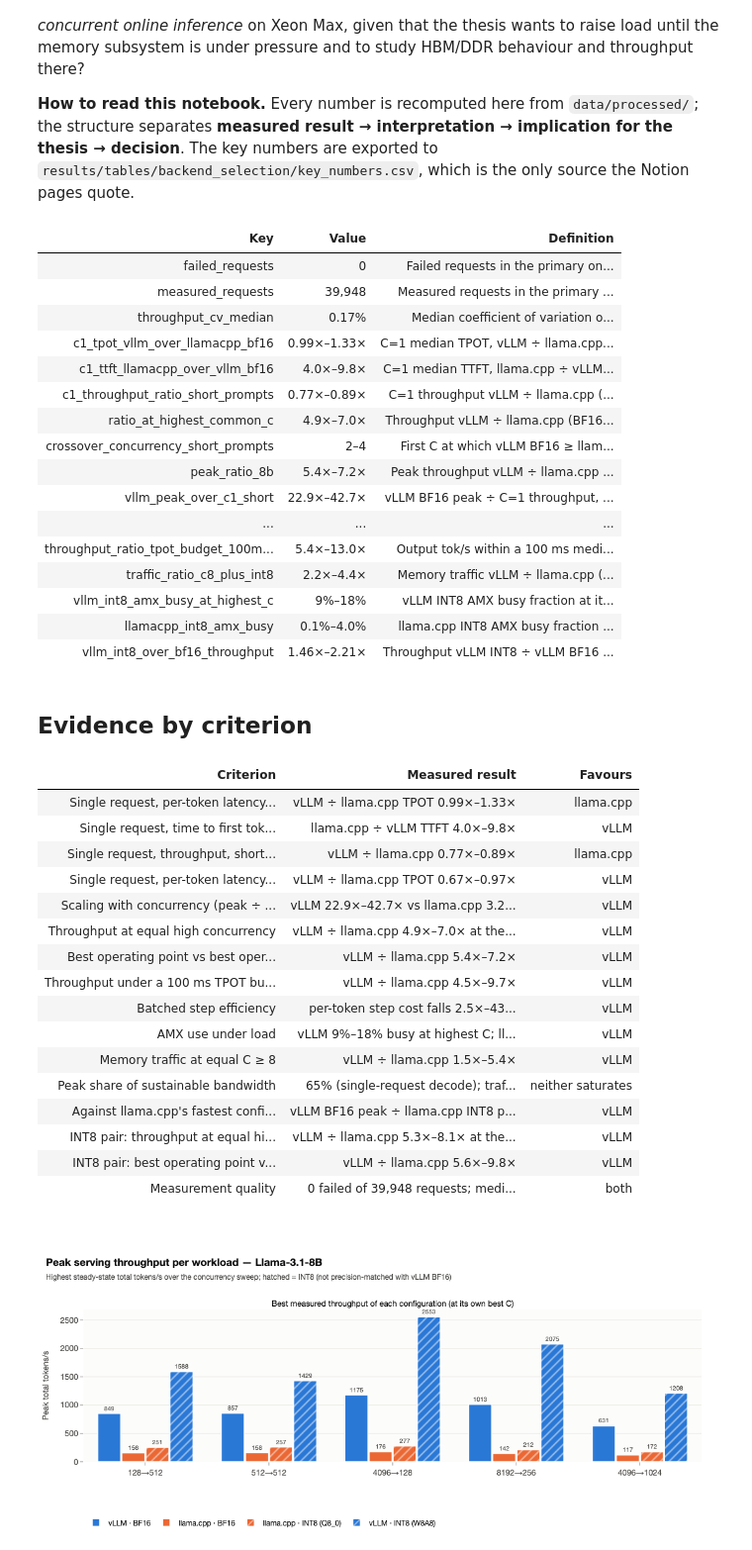
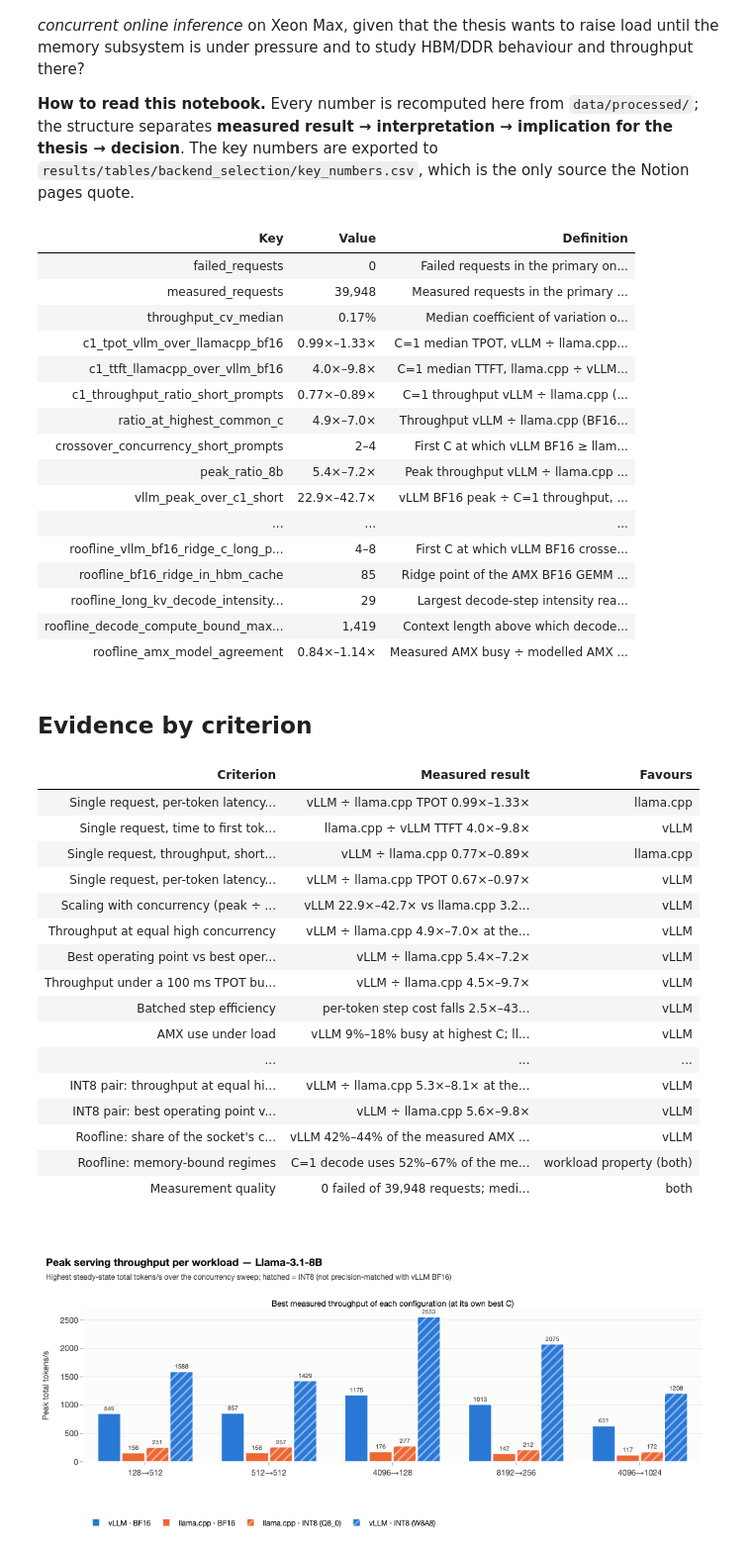
Before and after one commit to struggling-student/llm-backend-analysis, a Jupyter notebook: notebooks/backend_selection/09_backend_selection_summary.ipynb, the cells around one changed output. Shown at 99% size. Cells and saved outputs as stored; diff of their text form; code cells hidden in the pictures.

```diff
--- a/notebooks/backend_selection/09_backend_selection_summary.ipynb
+++ b/notebooks/backend_selection/09_backend_selection_summary.ipynb
@@ -59,6 +59,25 @@ v8_s = s_int8[s_int8["backend"] == "vllm"]
 l8_s = s_int8[s_int8["backend"] == "llama_cpp"].reindex(v8_s.index)
 vllm_prec = comparisons.precision_ratio(pts, "vllm", "total_tok_s_mean")
 traffic_ratio8 = comparisons.backend_ratio(pts, "mem_total_gbs_mean", precision="int8")
+# Roofline (notebook 10): placement against the socket's measured memory and compute roofs
+compute_roofs = roofline.compute_ceilings(loaders.hardware_ceilings())
+mem_roofs = roofline.memory_roofs(roofline.memory_ceilings(loaders.stream_calibration()))
+rl = roofline.add_roofline_metrics(pts, compute_roofs)
+rl8 = rl[rl["model"] == MODEL]
+rcross = roofline.regime_crossings(rl8).set_index(["configuration_id", "workload"])
+rl_c1_short = rl8[(rl8["concurrency"] == 1) & (rl8["isl"] <= rl8["osl"])]
+rl_best = rl8.groupby("configuration_id")["compute_utilization"].max()
+rl_rate = rl8.groupby("configuration_id")["op_rate_tops"].max()
+rl_vllm, rl_llama = [c for c in rl_best.index if c.startswith("vllm")], [c for c in rl_best.index if c.startswith("llama")]
+rl_kernels = pd.Series({c: rl_rate[c] / compute_roofs.loc[f"{c}_kernels", "tops"] for c in rl_vllm})
+amx_chk = roofline.amx_cross_check(rl8)
+amx_chk = amx_chk[(amx_chk["backend"] == "vllm") & (amx_chk["amx_busy_frac_mean"] >= 0.02)]
+arch = roofline.architecture(MODEL)
+kvb = registry.experiment_config()["models"][MODEL]["kv_bytes_per_token"]
+kv_wl = registry.workloads().set_index("workload").loc["kvdecode"]
+kv_limit = roofline.decode_intensity_limit(arch, kvb, kv_wl["isl"] + kv_wl["osl"] / 2)
+bf16_ridge = compute_roofs.loc["amx_bf16_gemm", "tops"] * 1e3 / mem_roofs[0][0]
+decode_max_ctx = (arch.linear_ops + arch.logits_ops) / (bf16_ridge * kvb - arch.attention_ops_per_position)
 # %%
 def key(name, values, fmt, description):
     v = pd.Series(values, dtype=float).dropna()
@@ -95,38 +114,54 @@ keys = pd.DataFrame([
     key("traffic_ratio_c8_plus", traffic_ratio[traffic_ratio["concurrency"] >= 8]["ratio"], x, "Memory traffic vLLM ÷ llama.cpp (BF16) at equal C ≥ 8"),
     key("vllm_bf16_over_llamacpp_int8_peak", cross_int8, x, "Peak throughput vLLM BF16 ÷ llama.cpp INT8 (cross-precision)"),
     key("c1_tpot_vllm_over_llamacpp_int8", tpot_c1_8["ratio"], lambda v: x(v, 2), "C=1 median TPOT, vLLM ÷ llama.cpp (INT8 pair, 8B, all shapes); < 1 = vLLM faster per token"),
     key("c1_throughput_ratio_int8", cross8["ratio_c1"], lambda v: x(v, 2), "C=1 throughput vLLM ÷ llama.cpp (INT8 pair, 8B, all shapes)"),
     key("ratio_at_highest_common_c_int8", cross8["ratio_at_highest_common_c"], x, "Throughput vLLM ÷ llama.cpp (INT8 pair) at the highest concurrency both ran"),
     key("peak_ratio_8b_int8", peak8[peak8["model"] == MODEL]["ratio"], x, "Peak throughput vLLM ÷ llama.cpp (INT8 pair), each at its best C, 8B"),
     key("vllm_int8_peak_over_c1", v8_s["peak_over_c1"], x, "vLLM INT8 peak ÷ C=1 throughput (8B, all shapes)"),
     key("llamacpp_int8_peak_over_c1", l8_s["peak_over_c1"], x, "llama.cpp INT8 peak ÷ C=1 throughput (8B, same shapes)"),
     key("vllm_int8_peak_total_tok_s_8b", v8_s["peak_total_tok_s"], num, "vLLM INT8 peak total tokens/s (8B)"),
     key("throughput_ratio_tpot_budget_100ms_int8", budget_ratio8["vllm"] / budget_ratio8["llama_cpp"], x, "Output tok/s within a 100 ms median TPOT budget, vLLM ÷ llama.cpp (INT8 pair)"),
     key("traffic_ratio_c8_plus_int8", traffic_ratio8[traffic_ratio8["concurrency"] >= 8]["ratio"], x, "Memory traffic vLLM ÷ llama.cpp (INT8 pair) at equal C ≥ 8"),
     key("vllm_int8_amx_busy_at_highest_c", hi[hi["configuration_id"] == "vllm_int8"]["amx_busy_frac_mean"], lambda v: pct(v, 0, False), "vLLM INT8 AMX busy fraction at its highest C"),
     key("llamacpp_int8_amx_busy", pts[pts["configuration_id"] == "llama_cpp_int8"]["amx_busy_frac_mean"], lambda v: pct(v, 1, False), "llama.cpp INT8 AMX busy fraction (all points)"),
     key("vllm_int8_over_bf16_throughput", vllm_prec["ratio"], lambda v: x(v, 2), "Throughput vLLM INT8 ÷ vLLM BF16 at equal C (8B, all points)"),
+    key("roof_memory_in_hbm_cache_gbs", [mem_roofs[0][0]], num, "Roofline memory roof: STREAM traffic, working set in the HBM cache (GB/s, same counters)"),
+    key("roof_memory_beyond_hbm_cache_gbs", [mem_roofs[1][0]], num, "Roofline memory roof: STREAM traffic, 96 GiB working set beyond the HBM cache (GB/s)"),
+    key("roof_amx_bf16_gemm_tops", [compute_roofs.loc["amx_bf16_gemm", "tops"]], lambda v: num(v, 1), "Best measured AMX BF16 GEMM, 55 server cores (TFLOP/s)"),
+    key("roof_amx_int8_gemm_tops", [compute_roofs.loc["amx_int8_gemm", "tops"]], lambda v: num(v, 1), "Best measured AMX INT8 GEMM, 55 server cores (TOP/s)"),
+    key("roof_avx512_fma_tops", [compute_roofs.loc["avx512_fma", "tops"]], lambda v: num(v, 1), "AVX-512 FP32 FMA peak, 55 server cores (TFLOP/s; llama.cpp BF16's roof)"),
+    key("roof_vllm_bf16_kernels_tops", [compute_roofs.loc["vllm_bf16_kernels", "tops"]], lambda v: num(v, 1), "vLLM BF16 projection kernels on the 8B shapes, operation-weighted (TFLOP/s)"),
+    key("roof_vllm_int8_kernels_tops", [compute_roofs.loc["vllm_int8_kernels", "tops"]], lambda v: num(v, 1), "vLLM INT8 projection kernels on the 8B shapes, operation-weighted (TOP/s)"),
+    key("roofline_c1_short_bw_share", rl_c1_short["bw_utilization"], lambda v: pct(v, 0, False), "Share of the memory roof at C=1, short-prompt shapes, every configuration (8B)"),
+    key("roofline_vllm_best_share_gemm_roof", rl_best[rl_vllm], lambda v: pct(v, 0, False), "vLLM best point ÷ measured AMX GEMM roof of its precision (8B, BF16 and INT8)"),
+    key("roofline_vllm_best_over_own_kernels", rl_kernels, lambda v: pct(v, 0, False), "vLLM best point ÷ its own projection kernels' ceiling (8B, BF16 and INT8)"),
+    key("roofline_llamacpp_best_share_compute_roof", rl_best[rl_llama], lambda v: pct(v, 0, False), "llama.cpp best point ÷ its compute roof (AVX-512 at BF16, AMX INT8 GEMM at Q8_0)"),
+    key("roofline_vllm_bf16_ridge_c_long_prompts", rcross.loc[[("vllm_bf16", w) for w in ("prefill", "longctx")], "c_cross"], num, "First C at which vLLM BF16 crosses the ridge on 4096→128 and 8192→256"),
+    key("roofline_bf16_ridge_in_hbm_cache", [bf16_ridge], num, "Ridge point of the AMX BF16 GEMM roof against the in-cache memory roof (OP/byte)"),
+    key("roofline_long_kv_decode_intensity_limit", [kv_limit], num, "Largest decode-step intensity reachable at any batch size, 4096→1024 mean context (OP/byte, model)"),
+    key("roofline_decode_compute_bound_max_context", [decode_max_ctx], num, "Context length above which decode cannot reach the AMX BF16 ridge at any batch size (tokens)"),
+    key("roofline_amx_model_agreement", amx_chk["amx_busy_frac_mean"] / amx_chk["modelled_amx_share"], lambda v: x(v, 2), "Measured AMX busy ÷ modelled AMX share, vLLM points with AMX busy ≥ 2% (operation-model check)"),
 ])
 export_table(keys, "key_numbers")
 display(table(keys[["key", "text", "description"]].rename(columns={"key": "Key", "text": "Value", "description": "Definition"})))
 # %% [output]
 | Key | Value | Definition |
 | failed_requests | 0 | Failed requests in the primary on... |
 | measured_requests | 39,948 | Measured requests in the primary ... |
 | throughput_cv_median | 0.17% | Median coefficient of variation o... |
 | c1_tpot_vllm_over_llamacpp_bf16 | 0.99×–1.33× | C=1 median TPOT, vLLM ÷ llama.cpp... |
 | c1_ttft_llamacpp_over_vllm_bf16 | 4.0×–9.8× | C=1 median TTFT, llama.cpp ÷ vLLM... |
 | c1_throughput_ratio_short_prompts | 0.77×–0.89× | C=1 throughput vLLM ÷ llama.cpp (... |
 | ratio_at_highest_common_c | 4.9×–7.0× | Throughput vLLM ÷ llama.cpp (BF16... |
 | crossover_concurrency_short_prompts | 2–4 | First C at which vLLM BF16 ≥ llam... |
 | peak_ratio_8b | 5.4×–7.2× | Peak throughput vLLM ÷ llama.cpp ... |
 | vllm_peak_over_c1_short | 22.9×–42.7× | vLLM BF16 peak ÷ C=1 throughput, ... |
 | ... | ... | ... |
-| throughput_ratio_tpot_budget_100m... | 5.4×–13.0× | Output tok/s within a 100 ms medi... |
-| traffic_ratio_c8_plus_int8 | 2.2×–4.4× | Memory traffic vLLM ÷ llama.cpp (... |
-| vllm_int8_amx_busy_at_highest_c | 9%–18% | vLLM INT8 AMX busy fraction at it... |
-| llamacpp_int8_amx_busy | 0.1%–4.0% | llama.cpp INT8 AMX busy fraction ... |
-| vllm_int8_over_bf16_throughput | 1.46×–2.21× | Throughput vLLM INT8 ÷ vLLM BF16 ... |
+| roofline_vllm_bf16_ridge_c_long_p... | 4–8 | First C at which vLLM BF16 crosse... |
+| roofline_bf16_ridge_in_hbm_cache | 85 | Ridge point of the AMX BF16 GEMM ... |
+| roofline_long_kv_decode_intensity... | 29 | Largest decode-step intensity rea... |
+| roofline_decode_compute_bound_max... | 1,419 | Context length above which decode... |
+| roofline_amx_model_agreement | 0.84×–1.14× | Measured AMX busy ÷ modelled AMX ... |
 # %% [markdown]
 ## Evidence by criterion
 # %%
@@ -147,6 +182,8 @@ evidence = pd.DataFrame([
     ("Against llama.cpp's fastest configuration (INT8)", f"vLLM BF16 peak ÷ llama.cpp INT8 peak {K['vllm_bf16_over_llamacpp_int8_peak']}", "vLLM"),
     ("INT8 pair: throughput at equal high concurrency", f"vLLM ÷ llama.cpp {K['ratio_at_highest_common_c_int8']} at the highest common C", "vLLM"),
     ("INT8 pair: best operating point vs best operating point (8B)", f"vLLM ÷ llama.cpp {K['peak_ratio_8b_int8']}", "vLLM"),
+    ("Roofline: share of the socket's compute roof (best point, 8B)", f"vLLM {K['roofline_vllm_best_share_gemm_roof']} of the measured AMX GEMM roof ({K['roofline_vllm_best_over_own_kernels']} of its own projection kernels); llama.cpp {K['roofline_llamacpp_best_share_compute_roof']} of its roof", "vLLM"),
+    ("Roofline: memory-bound regimes", f"C=1 decode uses {K['roofline_c1_short_bw_share']} of the memory roof; long-KV decode cannot exceed {K['roofline_long_kv_decode_intensity_limit']} OP/byte vs a {K['roofline_bf16_ridge_in_hbm_cache']} OP/byte ridge", "workload property (both)"),
     ("Measurement quality", f"{K['failed_requests']} failed of {K['measured_requests']} requests; median CV {K['throughput_cv_median']}", "both"),
 ], columns=["Criterion", "Measured result", "Favours"])
 export_table(evidence, "evidence_summary")
@@ -163,11 +200,11 @@ display(table(evidence, align="left"))
 | Throughput under a 100 ms TPOT bu... | vLLM ÷ llama.cpp 4.5×–9.7× | vLLM |
 | Batched step efficiency | per-token step cost falls 2.5×–43... | vLLM |
 | AMX use under load | vLLM 9%–18% busy at highest C; ll... | vLLM |
-| Memory traffic at equal C ≥ 8 | vLLM ÷ llama.cpp 1.5×–5.4× | vLLM |
-| Peak share of sustainable bandwidth | 65% (single-request decode); traf... | neither saturates |
-| Against llama.cpp's fastest confi... | vLLM BF16 peak ÷ llama.cpp INT8 p... | vLLM |
+| ... | ... | ... |
 | INT8 pair: throughput at equal hi... | vLLM ÷ llama.cpp 5.3×–8.1× at the... | vLLM |
 | INT8 pair: best operating point v... | vLLM ÷ llama.cpp 5.6×–9.8× | vLLM |
+| Roofline: share of the socket's c... | vLLM 42%–44% of the measured AMX ... | vLLM |
+| Roofline: memory-bound regimes | C=1 decode uses 52%–67% of the me... | workload property (both) |
 | Measurement quality | 0 failed of 39,948 requests; medi... | both |
 # %%
 peak_view = summary[summary["model"] == MODEL]
```
Also changed, not shown: parts of 4 cells of this notebook, 2 other files.
